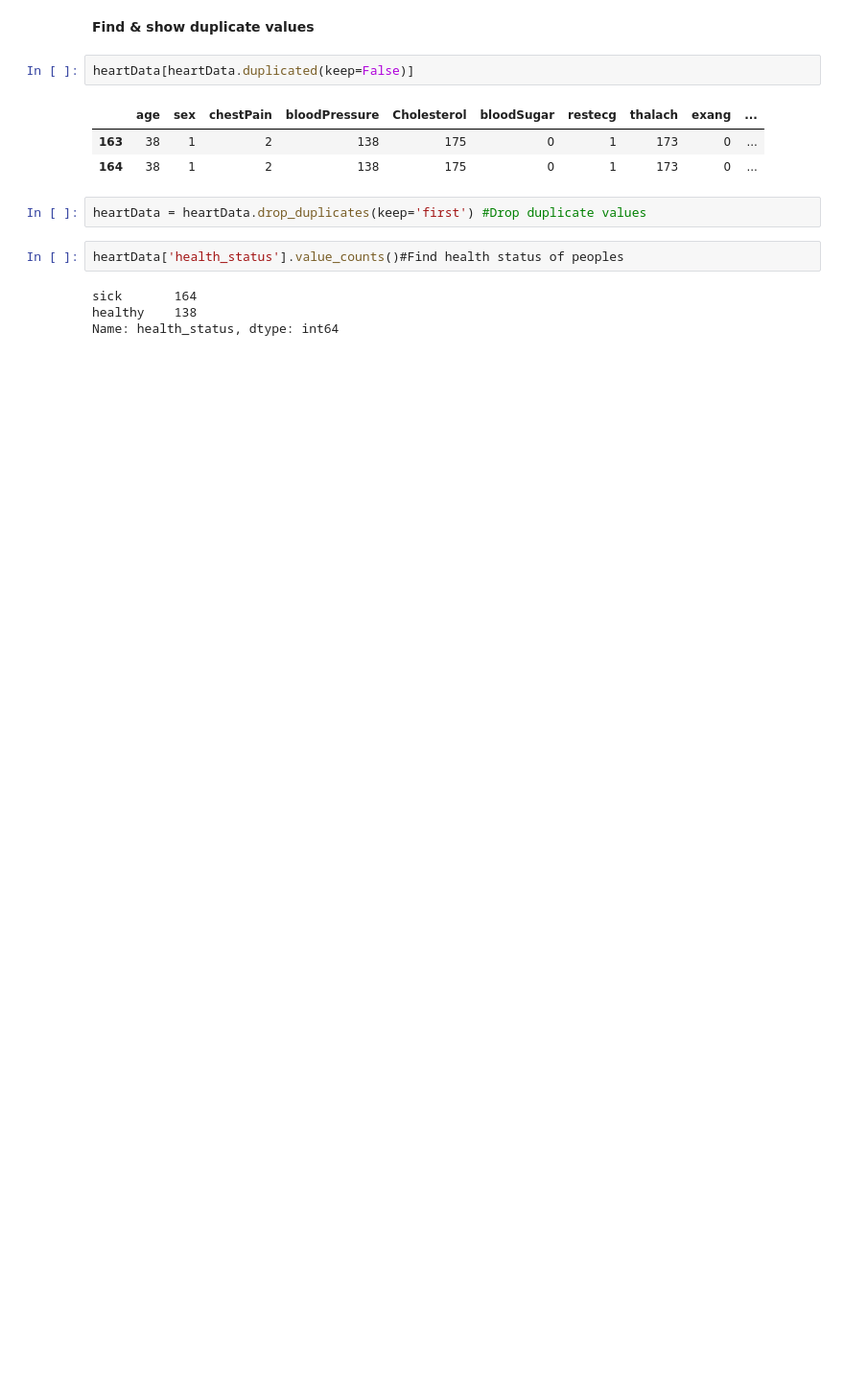
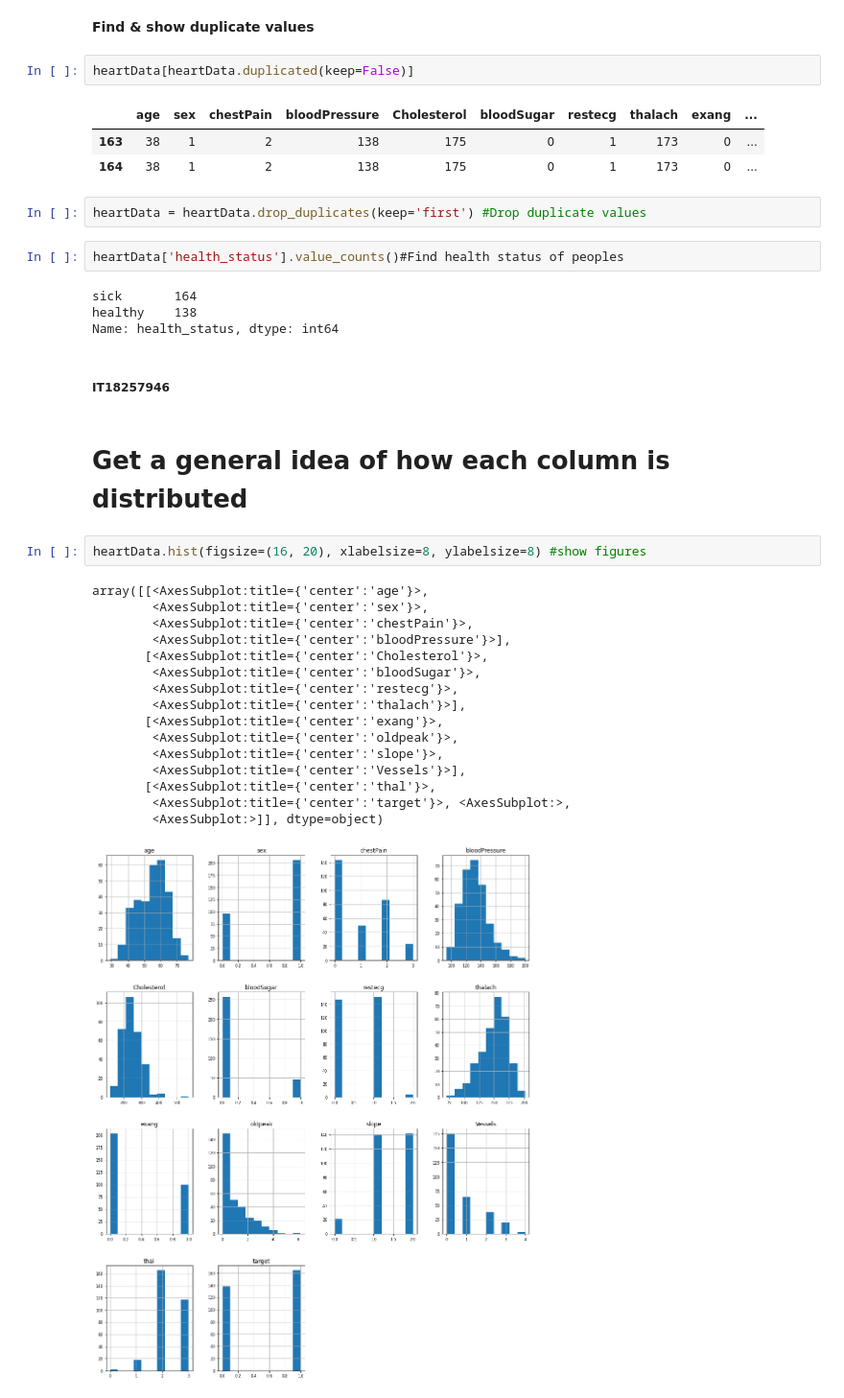
Before and after one commit to VinuriHemalka/ML_Assignment2_IT18257328_IT18257946_IT18220216_IT18231960, a Jupyter notebook: DataAnalysis .ipynb, the cells around one changed output. Shown at 96% size. Saved outputs shown, nothing was run; the diff lists cells and outputs as text; blank space fills up the shorter version.

Commit message:
update Data Analysis file

```diff
--- a/DataAnalysis .ipynb
+++ b/DataAnalysis .ipynb
@@ -155,3 +155,26 @@ heartData['health_status'].value_counts()#Find health status of peoples
 sick       164
 healthy    138
 Name: health_status, dtype: int64
+# %% [markdown]
+<h5><b>IT18257946<b></h5>
+# %% [markdown]
+<h1>Get a general idea of how each column is distributed</h1>
+# %%
+heartData.hist(figsize=(16, 20), xlabelsize=8, ylabelsize=8) #show figures
+# %% [output]
+array([[<AxesSubplot:title={'center':'age'}>,
+        <AxesSubplot:title={'center':'sex'}>,
+        <AxesSubplot:title={'center':'chestPain'}>,
+        <AxesSubplot:title={'center':'bloodPressure'}>],
+       [<AxesSubplot:title={'center':'Cholesterol'}>,
+        <AxesSubplot:title={'center':'bloodSugar'}>,
+        <AxesSubplot:title={'center':'restecg'}>,
+        <AxesSubplot:title={'center':'thalach'}>],
+       [<AxesSubplot:title={'center':'exang'}>,
+        <AxesSubplot:title={'center':'oldpeak'}>,
+        <AxesSubplot:title={'center':'slope'}>,
+        <AxesSubplot:title={'center':'Vessels'}>],
+       [<AxesSubplot:title={'center':'thal'}>,
+        <AxesSubplot:title={'center':'target'}>, <AxesSubplot:>,
+        <AxesSubplot:>]], dtype=object)
+[figure, added]
```
Also changed, not shown: parts of 7 cells of this notebook.
